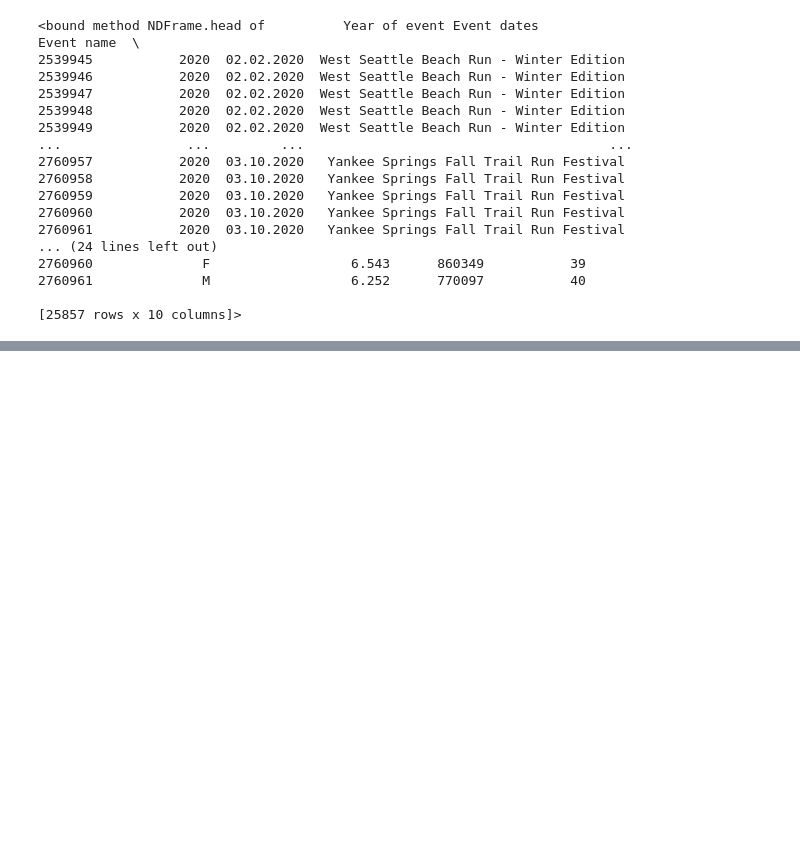
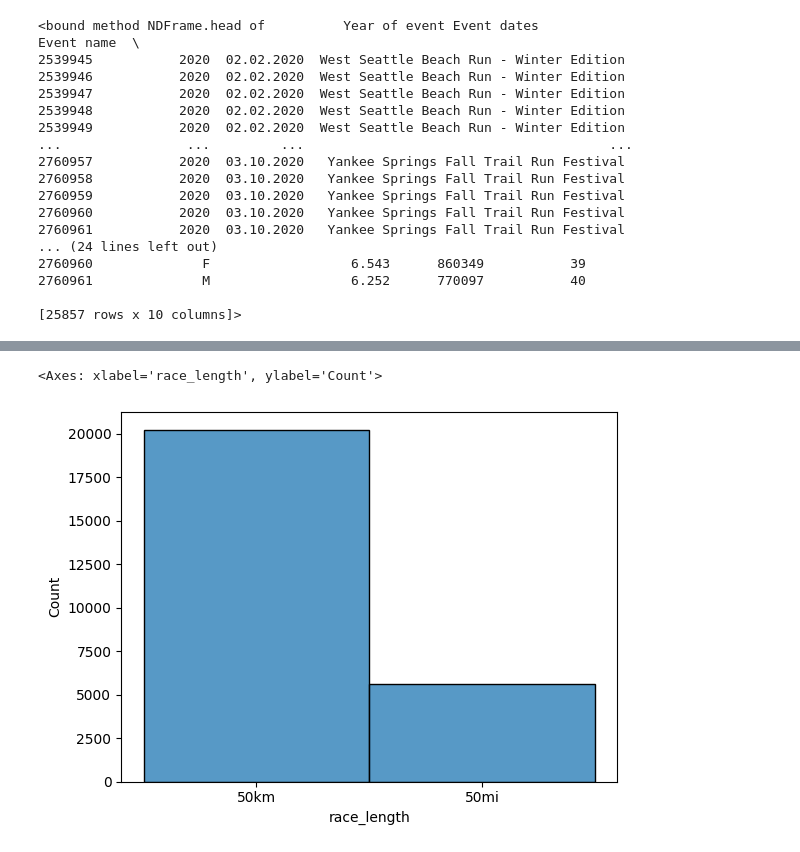
Before and after one commit to Adew1009/PythonPandasProject, a Jupyter notebook: Project Folder/PythonPandasProject.ipynb, the cells around one changed output, grey strips where cells are left out. Cells and saved outputs as stored; diff of their text form; code cells hidden in the pictures; blank space fills up the shorter version.

```diff
--- a/Project Folder/PythonPandasProject.ipynb
+++ b/Project Folder/PythonPandasProject.ipynb
@@ -479,0 +520,6 @@ df3.head(10)
+# %%
+# charts and graphs
+sns.histplot(df3['race_length'])
+# %% [output]
+<Axes: xlabel='race_length', ylabel='Count'>
+[figure, added]
```
Also changed, not shown: parts of 21 cells of this notebook.
